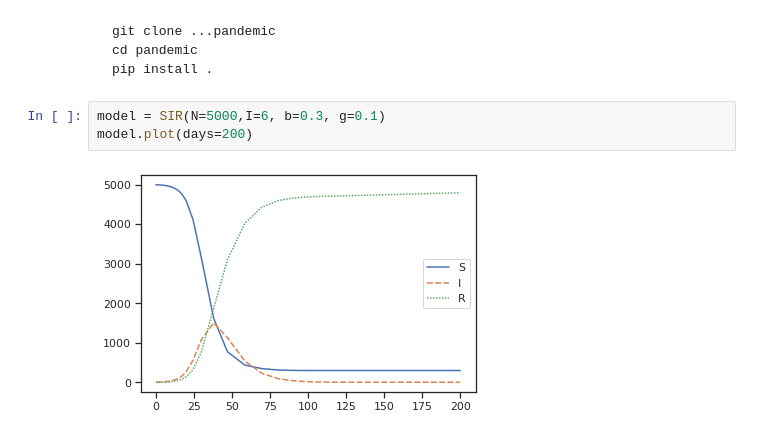
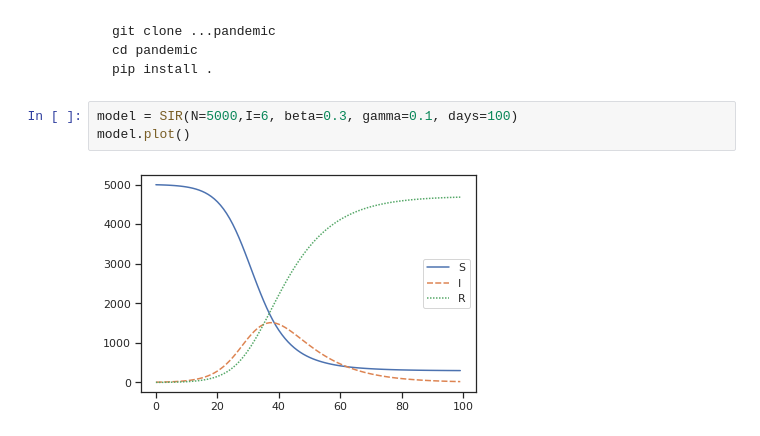
Before and after one commit to binnisb/pandemic, a Jupyter notebook: index.ipynb, the cells around one changed output. Drawn from its saved outputs; the diff is of its cells as text.

Commit message:
google and update model

````diff
--- a/index.ipynb
+++ b/index.ipynb
@@ -14,7 +21,7 @@ cd pandemic
 pip install .
 ```
 # %%
-model = SIR(N=5000,I=6, b=0.3, g=0.1)
-model.plot(days=200)
+model = SIR(N=5000,I=6, beta=0.3, gamma=0.1, days=100)
+model.plot()
 # %% [output]
-[figure, old version]
+[figure, new version]
````
Also changed, not shown: parts of 2 cells of this notebook, 3 other files.
